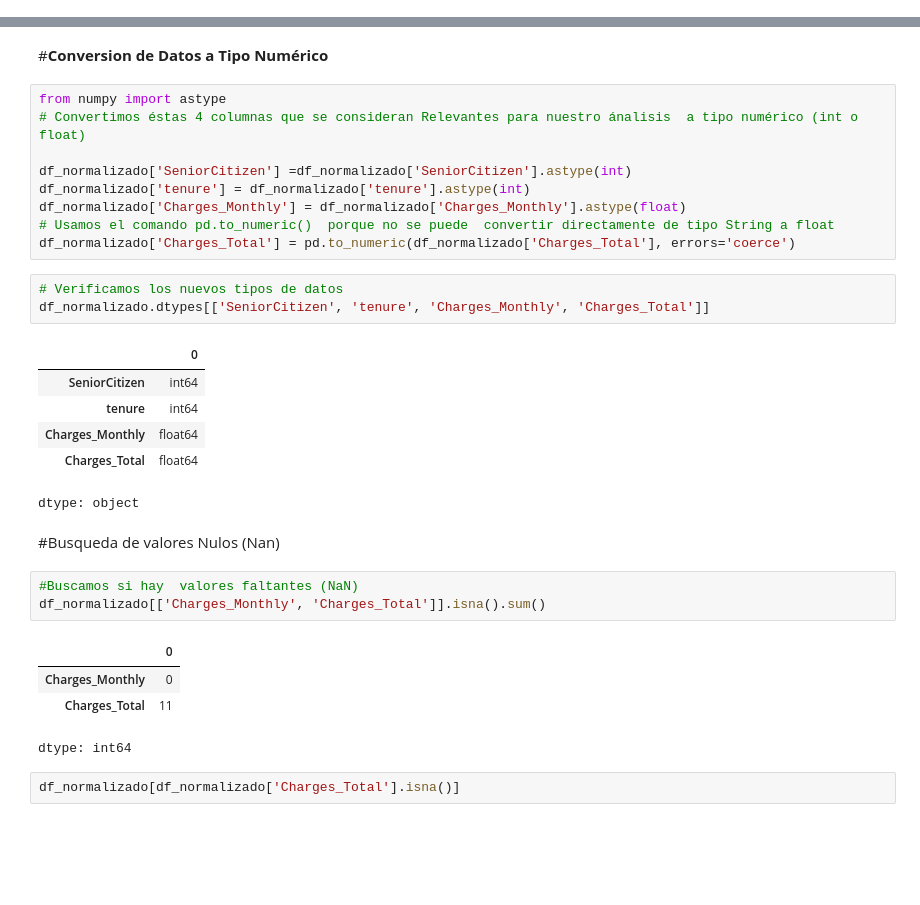
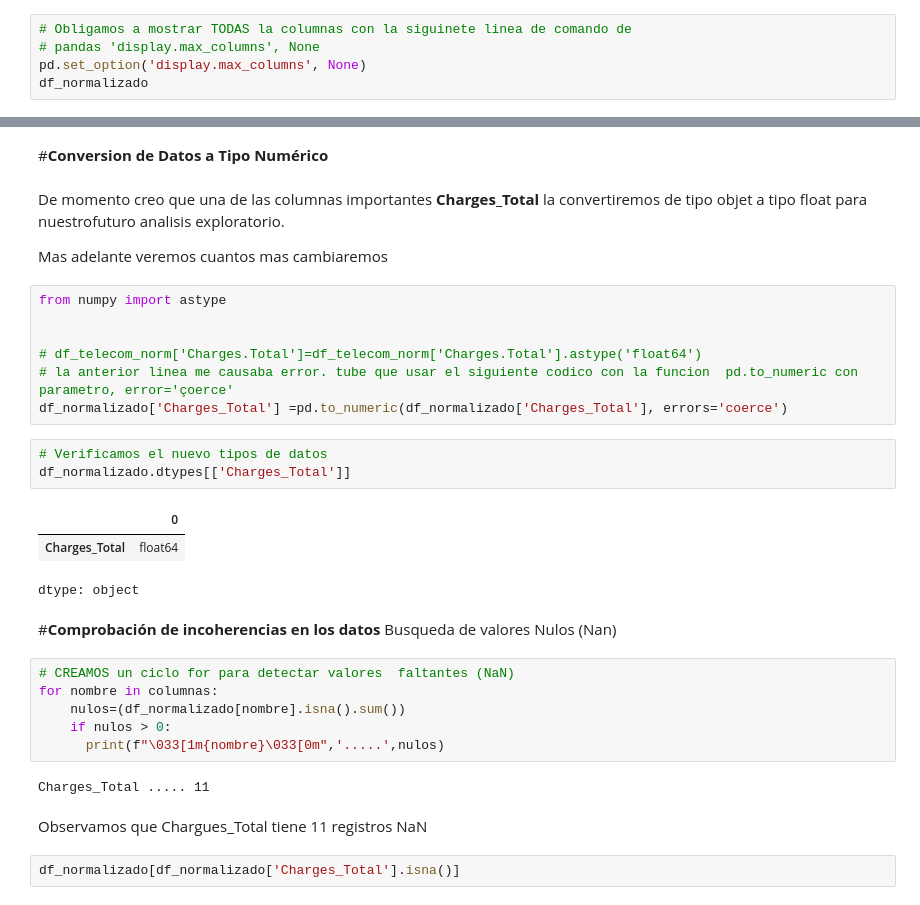
Before and after one commit to jorgevillegazz/Challange-Telecom-X, a Jupyter notebook: TelecomX_LATAM_de_George.ipynb, the cells around one changed output, grey strips where cells are left out. Cells and saved outputs as stored; diff of their text form; blank space fills up the shorter version.

```diff
--- a/TelecomX_LATAM_de_George.ipynb
+++ b/TelecomX_LATAM_de_George.ipynb
@@ -120,0 +115,5 @@ df_normalizado
+# %%
+# Obligamos a mostrar TODAS la columnas con la siguinete linea de comando de
+# pandas 'display.max_columns', None
+pd.set_option('display.max_columns', None)
+df_normalizado
@@ -219,34 +216,36 @@ memory usage: 1.2+ MB
 # %% [markdown]
 #**Conversion de Datos a Tipo Numérico**
-# %%
-from numpy import astype
-# Convertimos éstas 4 columnas que se consideran Relevantes para nuestro ánalisis  a tipo numérico (int o float)
-
-df_normalizado['SeniorCitizen'] =df_normalizado['SeniorCitizen'].astype(int)
-df_normalizado['tenure'] = df_normalizado['tenure'].astype(int)
-df_normalizado['Charges_Monthly'] = df_normalizado['Charges_Monthly'].astype(float)
-# Usamos el comando pd.to_numeric()  porque no se puede  convertir directamente de tipo String a float
-df_normalizado['Charges_Total'] = pd.to_numeric(df_normalizado['Charges_Total'], errors='coerce')
+# %% [markdown]
+De momento creo  que una de las columnas importantes **Charges_Total** la convertiremos de tipo objet a tipo float para nuestrofuturo  analisis exploratorio.
+
+Mas adelante  veremos cuantos mas  cambiaremos
+# %%
+from numpy import astype
+
+
+# df_telecom_norm['Charges.Total']=df_telecom_norm['Charges.Total'].astype('float64')
+# la anterior linea me causaba error. tube que usar el siguiente codico con la funcion  pd.to_numeric con parametro, error='çoerce'
+df_normalizado['Charges_Total'] =pd.to_numeric(df_normalizado['Charges_Total'], errors='coerce')
 # %%
-# Verificamos los nuevos tipos de datos
-df_normalizado.dtypes[['SeniorCitizen', 'tenure', 'Charges_Monthly', 'Charges_Total']]
+# Verificamos el nuevo tipos de datos
+df_normalizado.dtypes[['Charges_Total']]
 # %% [output]
 |  | 0 |
-| SeniorCitizen | int64 |
-| tenure | int64 |
-| Charges_Monthly | float64 |
 | Charges_Total | float64 |
 dtype: object
 # %% [markdown]
-#Busqueda de valores Nulos (Nan)
+#**Comprobación de incoherencias en los datos**
+Busqueda de valores Nulos (Nan)
-# %%
-#Buscamos si hay  valores faltantes (NaN)
-df_normalizado[['Charges_Monthly', 'Charges_Total']].isna().sum()
-# %% [output]
-|  | 0 |
-| Charges_Monthly | 0 |
-| Charges_Total | 11 |
-dtype: int64
+# %%
+# CREAMOS un ciclo for para detectar valores  faltantes (NaN)
+for nombre in columnas:
+    nulos=(df_normalizado[nombre].isna().sum())
+    if nulos > 0:
+      print(f"\033[1m{nombre}\033[0m",'.....',nulos)
+# %% [output]
+Charges_Total ..... 11
+# %% [markdown]
+Observamos  que Chargues_Total tiene 11 registros NaN
 # %%
 df_normalizado[df_normalizado['Charges_Total'].isna()]
 # %% [output]
```
Also changed, not shown: parts of 35 cells of this notebook.
